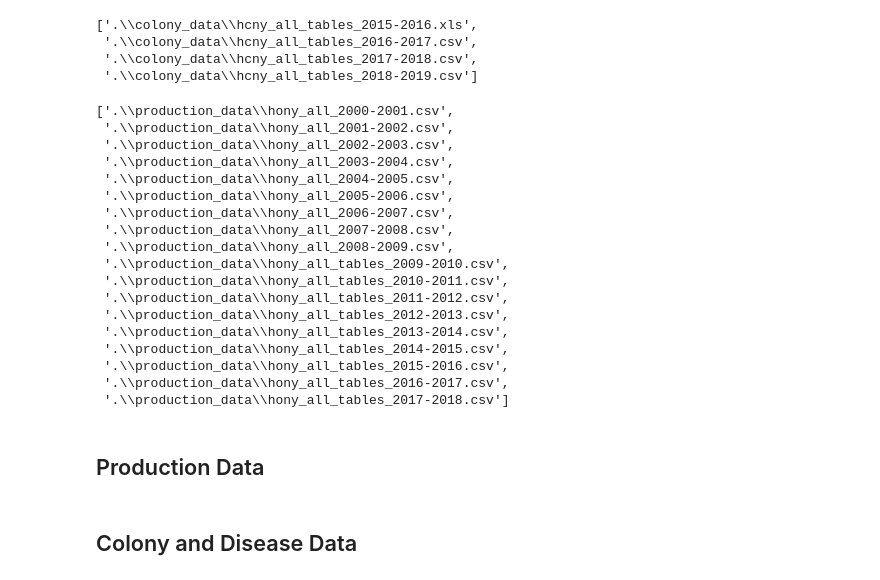
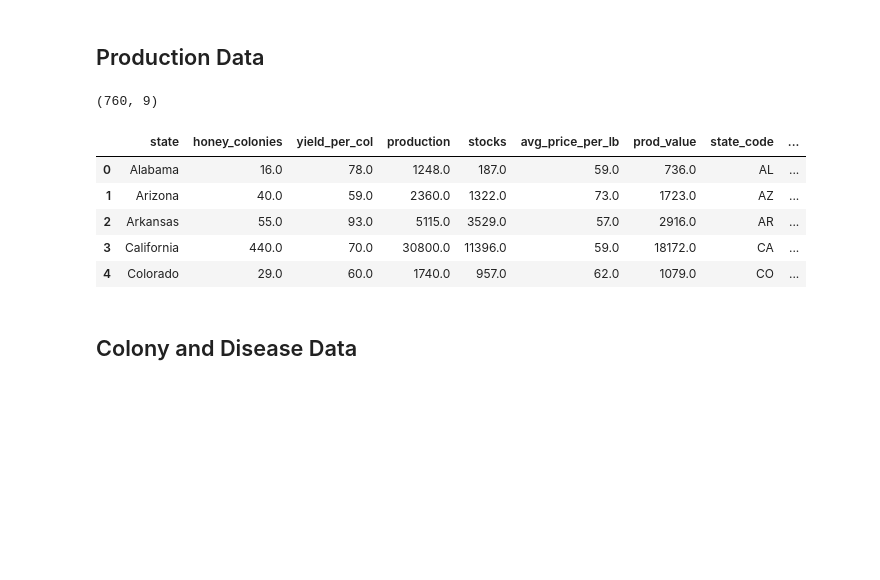
Before and after one commit to edalrami/viz-storytelling, a Jupyter notebook: clean_colony_data.ipynb, the cells around one changed output. Cells and saved outputs as stored; diff of their text form; code cells hidden in the pictures; blank space fills up the shorter version.

```diff
--- a/clean_colony_data.ipynb
+++ b/clean_colony_data.ipynb
@@ -282,30 +372,2 @@ hony_all_tables_2017-2018.csv
-# %%
-colony_files
-# %% [output]
-['.\\colony_data\\hcny_all_tables_2015-2016.xls',
- '.\\colony_data\\hcny_all_tables_2016-2017.csv',
- '.\\colony_data\\hcny_all_tables_2017-2018.csv',
- '.\\colony_data\\hcny_all_tables_2018-2019.csv']
-# %%
-production_files
-# %% [output]
-['.\\production_data\\hony_all_2000-2001.csv',
- '.\\production_data\\hony_all_2001-2002.csv',
- '.\\production_data\\hony_all_2002-2003.csv',
- '.\\production_data\\hony_all_2003-2004.csv',
- '.\\production_data\\hony_all_2004-2005.csv',
- '.\\production_data\\hony_all_2005-2006.csv',
- '.\\production_data\\hony_all_2006-2007.csv',
- '.\\production_data\\hony_all_2007-2008.csv',
- '.\\production_data\\hony_all_2008-2009.csv',
- '.\\production_data\\hony_all_tables_2009-2010.csv',
- '.\\production_data\\hony_all_tables_2010-2011.csv',
- '.\\production_data\\hony_all_tables_2011-2012.csv',
- '.\\production_data\\hony_all_tables_2012-2013.csv',
- '.\\production_data\\hony_all_tables_2013-2014.csv',
- '.\\production_data\\hony_all_tables_2014-2015.csv',
- '.\\production_data\\hony_all_tables_2015-2016.csv',
- '.\\production_data\\hony_all_tables_2016-2017.csv',
- '.\\production_data\\hony_all_tables_2017-2018.csv']
 # %% [markdown]
 ## Production Data
@@ -329,2 +374,15 @@ honey_prod.drop(columns=['quarter'], inplace = True)
+# %%
+all_data = get_data()
+honey_df = all_data[0]
+honey_df.shape
+# %% [output]
+(760, 9)
 # %%
-honey_prod.head()
+honey_df.head()
+# %% [output]
+|  | state | honey_colonies | yield_per_col | production | stocks | avg_price_per_lb | prod_value | state_code | ... |
+| 0 | Alabama | 16.0 | 78.0 | 1248.0 | 187.0 | 59.0 | 736.0 | AL | ... |
+| 1 | Arizona | 40.0 | 59.0 | 2360.0 | 1322.0 | 73.0 | 1723.0 | AZ | ... |
+| 2 | Arkansas | 55.0 | 93.0 | 5115.0 | 3529.0 | 57.0 | 2916.0 | AR | ... |
+| 3 | California | 440.0 | 70.0 | 30800.0 | 11396.0 | 59.0 | 18172.0 | CA | ... |
+| 4 | Colorado | 29.0 | 60.0 | 1740.0 | 957.0 | 62.0 | 1079.0 | CO | ... |
```
Also changed, not shown: parts of 18 cells of this notebook, 2 other files.
